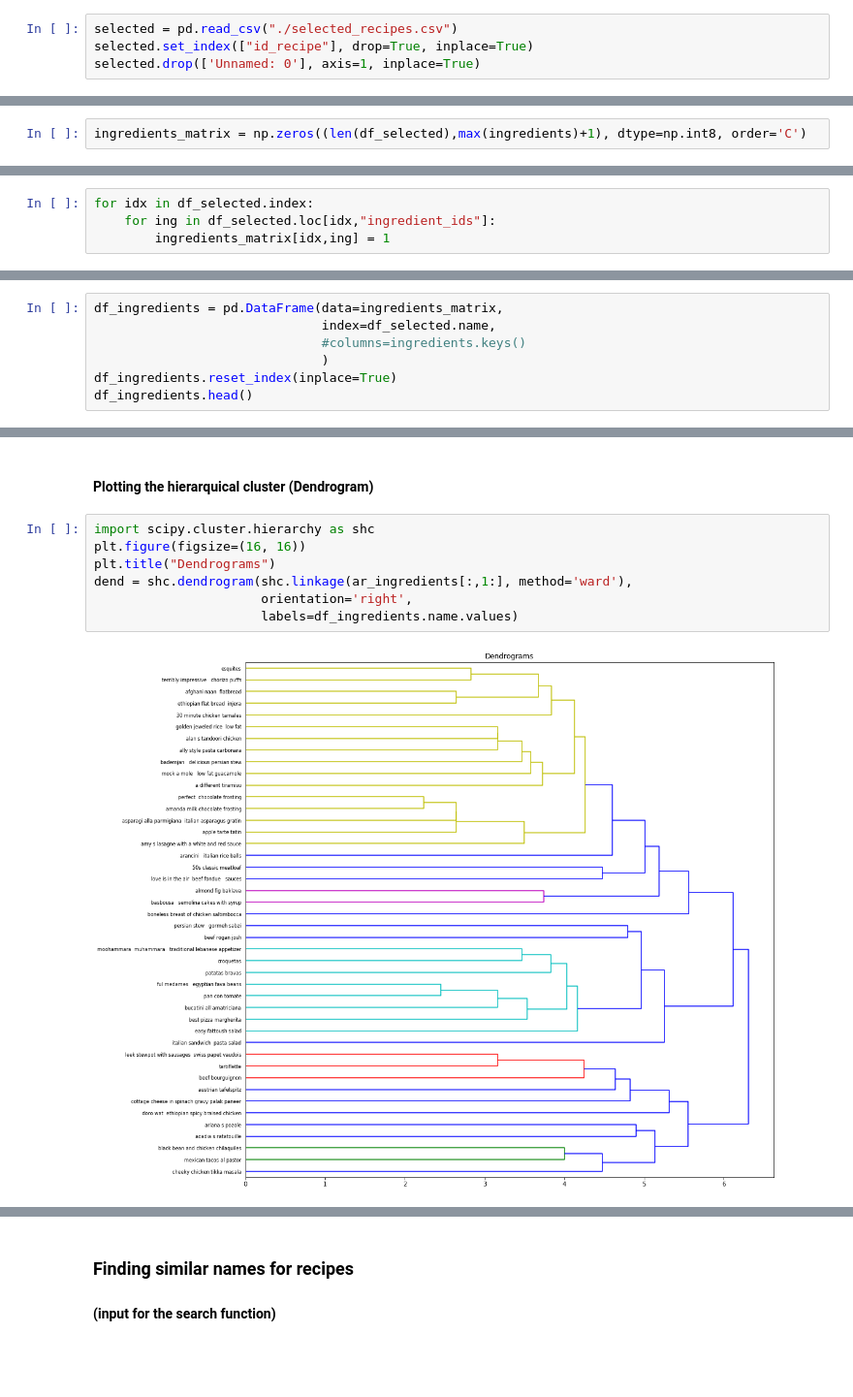
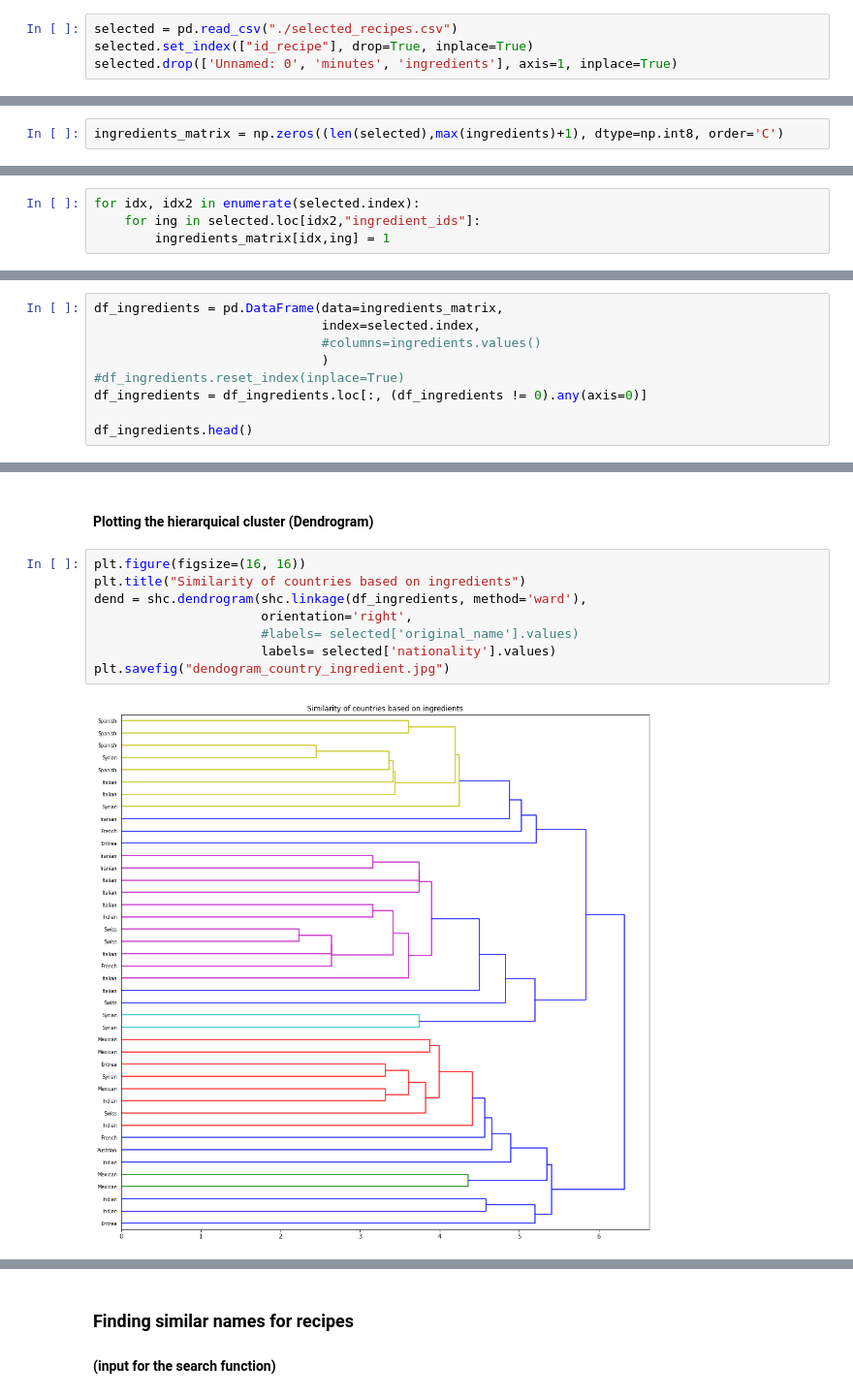
Before and after one commit to acdh-oeaw/theport2019_pier47_feedforward, a Jupyter notebook: recommendations.ipynb, the cells around one changed output, grey strips where cells are left out. Shown at 97% size. Drawn from its saved outputs; the diff is of its cells as text; blank space fills up the shorter version.

Commit message:
stating graphs

```diff
--- a/recommendations.ipynb
+++ b/recommendations.ipynb
@@ -76,5 +76,5 @@ df_recipes['ingredient_ids'].iloc[0]
 # %%
 selected = pd.read_csv("./selected_recipes.csv")
 selected.set_index(["id_recipe"], drop=True, inplace=True)
-selected.drop(['Unnamed: 0'], axis=1, inplace=True)
+selected.drop(['Unnamed: 0', 'minutes', 'ingredients'], axis=1, inplace=True)
 # %%
@@ -125,5 +136,5 @@ TypeError: zip argument #1 must support iteration
 # %%
-ingredients_matrix = np.zeros((len(df_selected),max(ingredients)+1), dtype=np.int8, order='C')
+ingredients_matrix = np.zeros((len(selected),max(ingredients)+1), dtype=np.int8, order='C')
 # %%
 ingredients_matrix.shape
 # %% [output]
@@ -131,6 +142,6 @@ ingredients_matrix.shape
 # %%
-for idx in df_selected.index:
-    for ing in df_selected.loc[idx,"ingredient_ids"]:
+for idx, idx2 in enumerate(selected.index):
+    for ing in selected.loc[idx2,"ingredient_ids"]:
         ingredients_matrix[idx,ing] = 1
 # %%
 len(ingredients_matrix[ingredients_matrix > 0])
@@ -141,8 +152,10 @@ len(ingredients_matrix[ingredients_matrix > 0])
 # %%
 df_ingredients = pd.DataFrame(data=ingredients_matrix,
-                              index=df_selected.name,
-                              #columns=ingredients.keys()
+                              index=selected.index,
+                              #columns=ingredients.values()
                               )
-df_ingredients.reset_index(inplace=True)
+#df_ingredients.reset_index(inplace=True)
+df_ingredients = df_ingredients.loc[:, (df_ingredients != 0).any(axis=0)]
+
 df_ingredients.head()
 # %% [output]
@@ -190,11 +243,12 @@ plt.show()
 # %% [markdown]
 #### Plotting the hierarquical cluster (Dendrogram)
 # %%
-import scipy.cluster.hierarchy as shc
 plt.figure(figsize=(16, 16))
-plt.title("Dendrograms")
-dend = shc.dendrogram(shc.linkage(ar_ingredients[:,1:], method='ward'),
+plt.title("Similarity of countries based on ingredients")
+dend = shc.dendrogram(shc.linkage(df_ingredients, method='ward'),
                       orientation='right',
-                      labels=df_ingredients.name.values)
+                      #labels= selected['original_name'].values)
+                      labels= selected['nationality'].values)
+plt.savefig("dendogram_country_ingredient.jpg")
 # %% [output]
-[figure, old version]
+[figure, new version]
```
Also changed, not shown: parts of 27 cells of this notebook.
